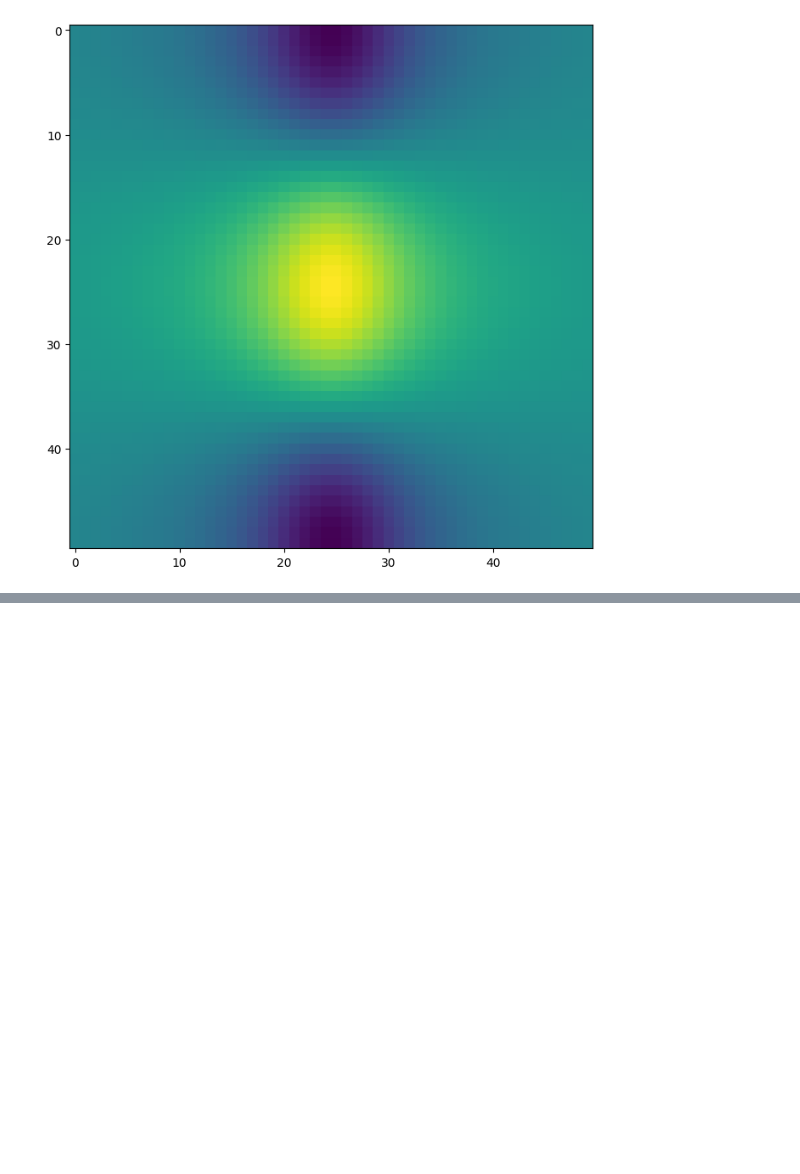
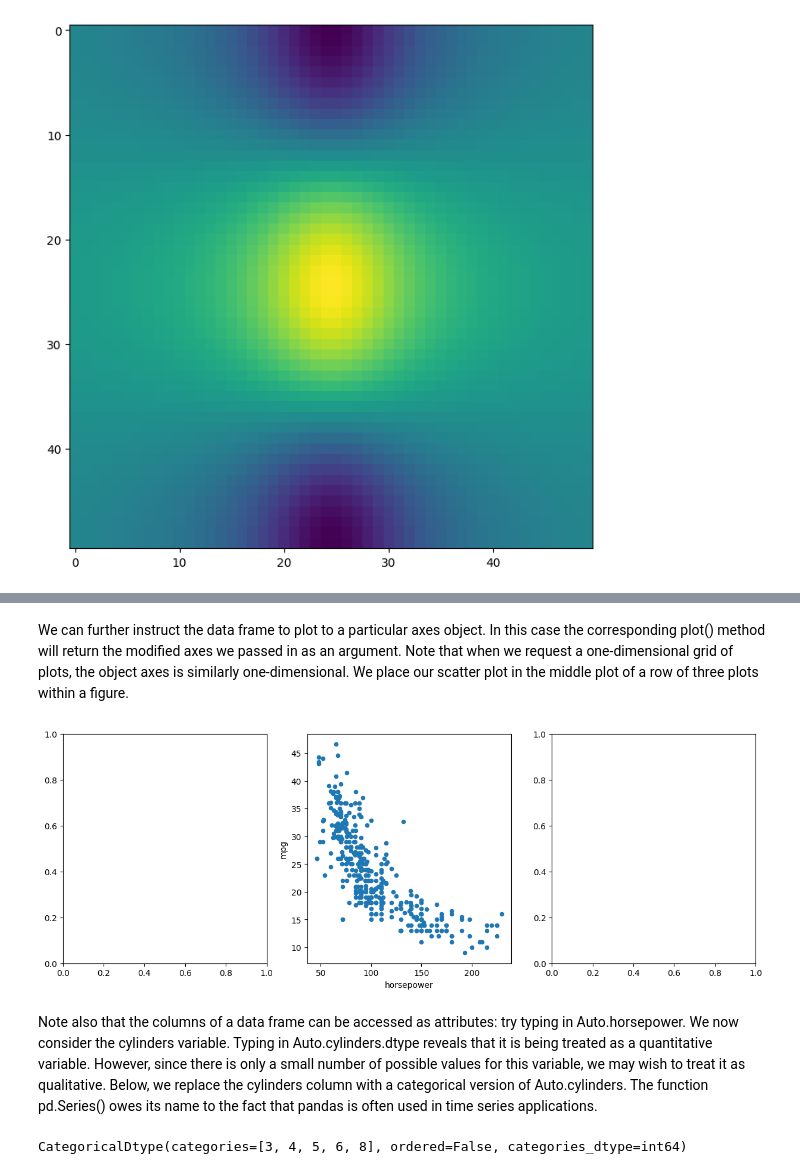
Before and after one commit to r0hankrishnan/islp, a Jupyter notebook: chapter_2/lab.ipynb, the cells around one changed output, grey strips where cells are left out. Cells and saved outputs as stored; diff of their text form; code cells hidden in the pictures; blank space fills up the shorter version.

```diff
--- a/chapter_2/lab.ipynb
+++ b/chapter_2/lab.ipynb
@@ -472,0 +963,14 @@ ax.imshow(f);
+# %% [markdown]
+We can further instruct the data frame to plot to a particular axes object. In this case the corresponding plot() method will return the modified axes we passed in as an argument. Note that when we request a one-dimensional grid of plots, the object axes is similarly one-dimensional. We place our scatter plot in the middle plot of a row of three plots within a figure.
+# %%
+fig, axes = subplots(ncols=3, figsize=(15, 5))
+auto.plot.scatter('horsepower', 'mpg', ax=axes[1]);
+# %% [output]
+[figure, added]
+# %% [markdown]
+Note also that the columns of a data frame can be accessed as attributes: try typing in Auto.horsepower. We now consider the cylinders variable. Typing in Auto.cylinders.dtype reveals that it is being treated as a quantitative variable. However, since there is only a small number of possible values for this variable, we may wish to treat it as qualitative. Below, we replace the cylinders column with a categorical version of Auto.cylinders. The function pd.Series() owes its name to the fact that pandas is often used in time series applications.
+# %%
+auto.cylinders = pd.Series(auto.cylinders, dtype='category')
+auto.cylinders.dtype
+# %% [output]
+CategoricalDtype(categories=[3, 4, 5, 6, 8], ordered=False, categories_dtype=int64)
```
Also changed, not shown: parts of 110 cells of this notebook, 1 other file.
